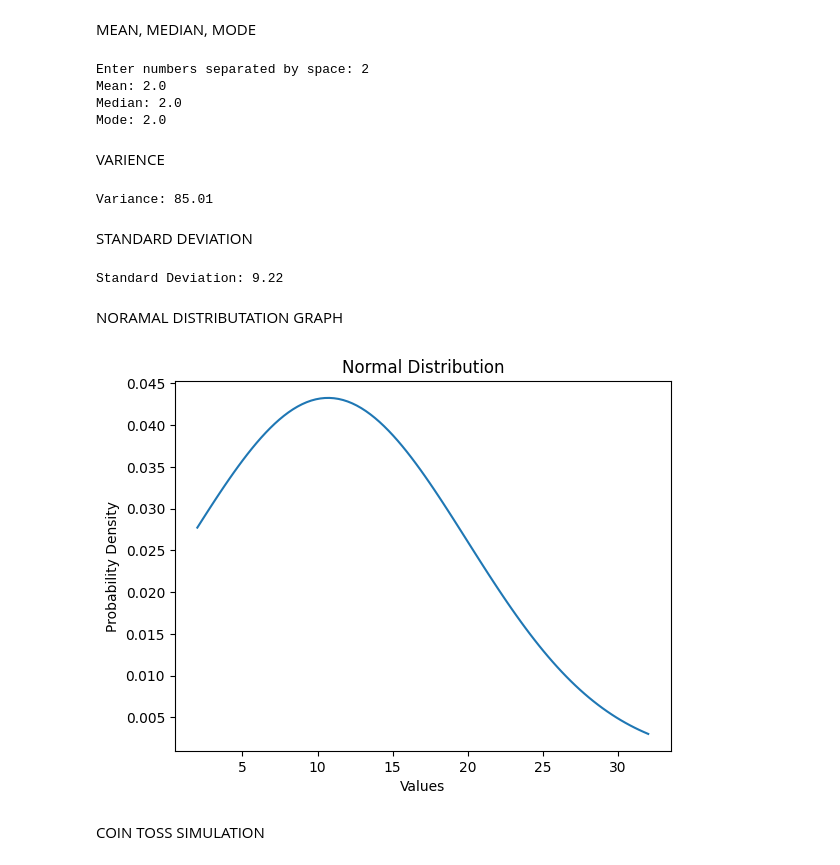
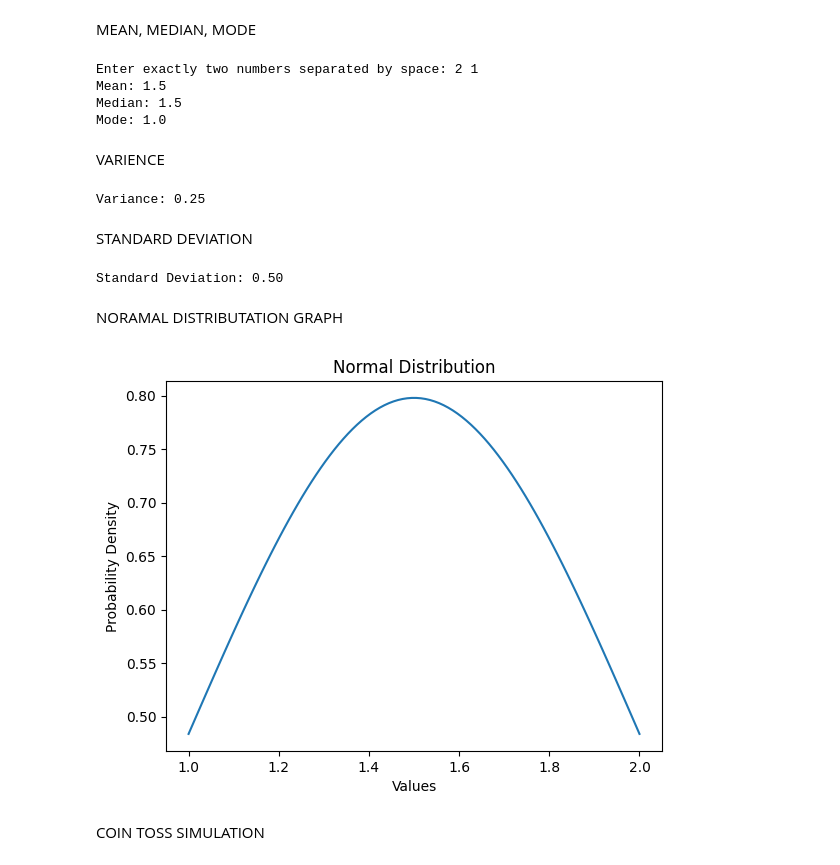
Before and after one commit to Khush0714/Data_science_Lab_SE_74, a Jupyter notebook: practical4.ipynb, the cells around one changed output. Drawn from its saved outputs; the diff is of its cells as text; code cells hidden in the pictures.

```diff
--- a/practical4.ipynb
+++ b/practical4.ipynb
@@ -8,7 +8,7 @@ from scipy import stats
 import matplotlib.pyplot as plt
 
 # Take numbers from user
-data = list(map(float, input("Enter numbers separated by space: ").split()))
+data = list(map(float, input("Enter exactly two numbers separated by space: ").split()))
 
 # Convert list to numpy array
 data = np.array(data)
@@ -23,43 +23,43 @@ print("Mean:", mean)
 print("Median:", median)
 print("Mode:", mode)
 # %% [output]
-Enter numbers separated by space: 2
-Mean: 2.0
-Median: 2.0
-Mode: 2.0
+Enter exactly two numbers separated by space: 2 1
+Mean: 1.5
+Median: 1.5
+Mode: 1.0
 # %% [markdown]
 VARIENCE
 # %%
 # Compute variance
-variance_value = np.var(data_np)
+variance_value = np.var(data)
 print(f"Variance: {variance_value:.2f}")
 # %% [output]
-Variance: 85.01
+Variance: 0.25
 # %% [markdown]
 STANDARD DEVIATION
 # %%
 # Compute standard deviation
-std_dev_value = np.std(data_np)
+std_dev_value = np.std(data)
 print(f"Standard Deviation: {std_dev_value:.2f}")
 # %% [output]
-Standard Deviation: 9.22
+Standard Deviation: 0.50
 # %% [markdown]
 NORAMAL DISTRIBUTATION GRAPH
 # %%
 # Generate x values
-x = np.linspace(min(data_np), max(data_np), 100)
+x = np.linspace(min(data), max(data), 100)
 
 # Calculate probability density
-y = stats.norm.pdf(x, mean_value, std_dev_value)
+y = stats.norm.pdf(x, mean, std_dev_value)
 
 # Plot graph
 plt.plot(x, y)
 plt.title("Normal Distribution")
 plt.xlabel("Values")
 plt.ylabel("Probability Density")
 plt.show()
 # %% [output]
-[figure, old version]
+[figure, new version]
 # %% [markdown]
 COIN TOSS SIMULATION
 # %%
```
Also changed, not shown: parts of 1 cell of this notebook.
